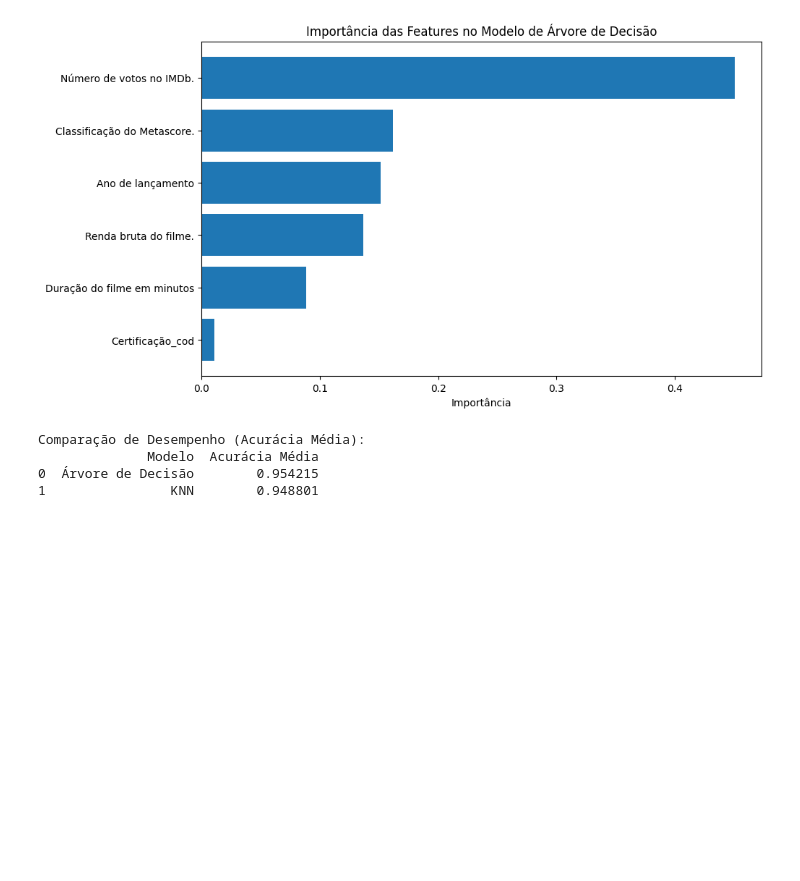
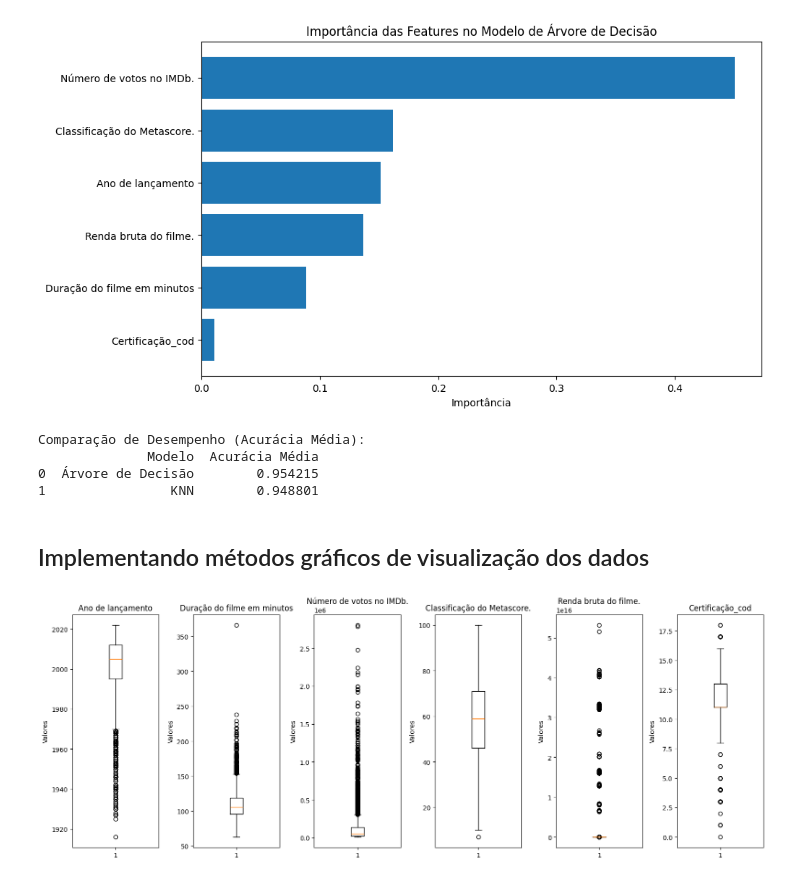
Before and after one commit to akemitti/ciencia-de-dados, a Jupyter notebook: filmes.ipynb, the cells around one changed output. Saved outputs shown, nothing was run; the diff lists cells and outputs as text; code cells hidden in the pictures; blank space fills up the shorter version.

```diff
--- a/filmes.ipynb
+++ b/filmes.ipynb
@@ -142,3 +143,17 @@ Comparação de Desempenho (Acurácia Média):
               Modelo  Acurácia Média
 0  Árvore de Decisão        0.954215
 1                KNN        0.948801
+# %% [markdown]
+## Implementando métodos gráficos de visualização dos dados
+# %%
+fig, axs = plt.subplots(nrows=1, ncols=len(features.columns), figsize=(16, 6))
+
+for i, col in enumerate(features.columns):
+    axs[i].boxplot(features[col])
+    axs[i].set_title(col)
+    axs[i].set_ylabel("Valores")
+
+plt.tight_layout()
+plt.show()
+# %% [output]
+[figure, added]
```
Also changed, not shown: parts of 13 cells of this notebook.
